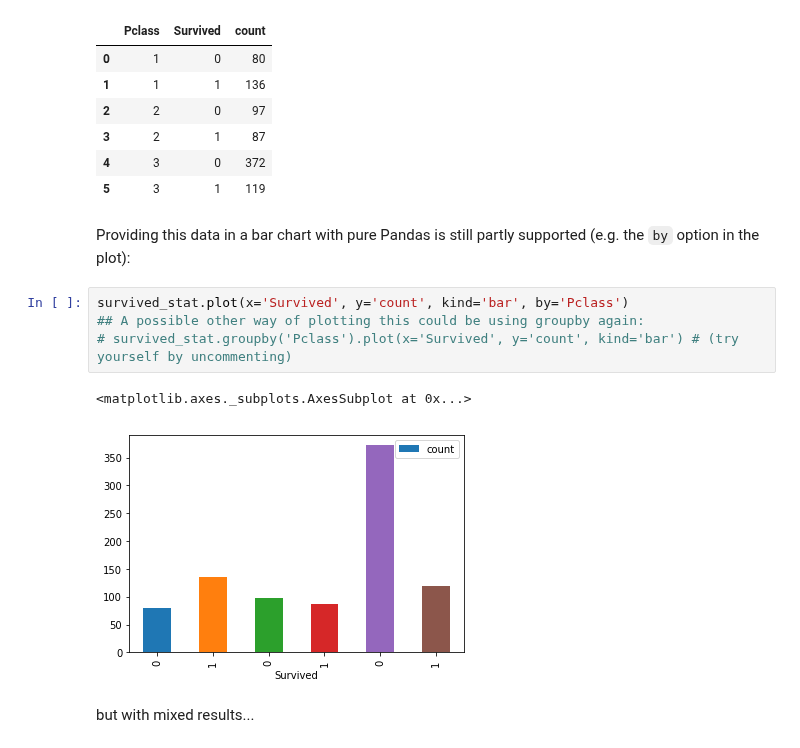
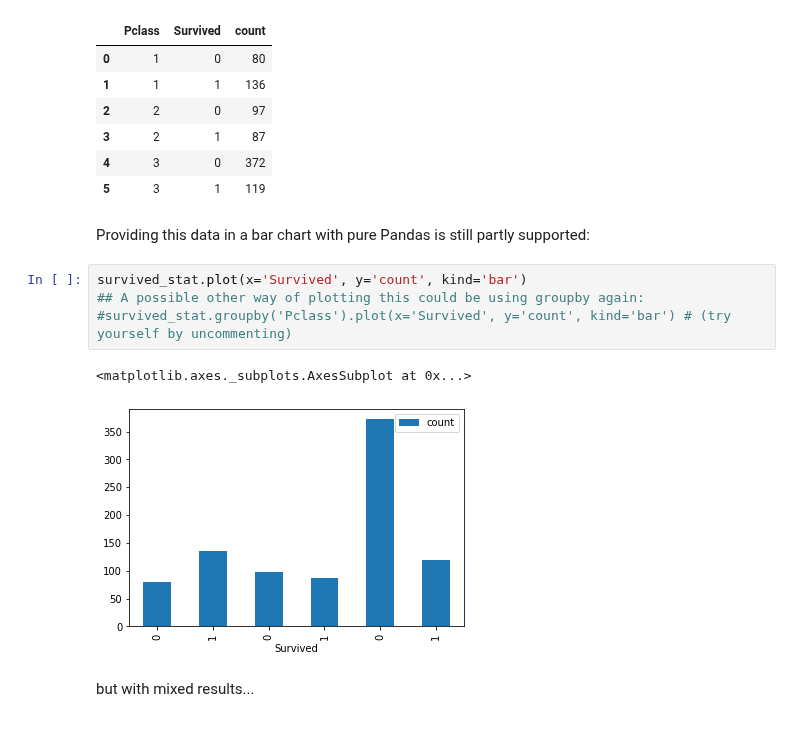
Before and after one commit to jorisvandenbossche/DS-python-data-analysis, a Jupyter notebook: _solved/visualization_02_plotnine.ipynb, the cells around one changed output. Drawn from its saved outputs; the diff is of its cells as text.

Commit message:
Update visualisation notebooks

```diff
--- a/_solved/visualization_02_plotnine.ipynb
+++ b/_solved/visualization_02_plotnine.ipynb
@@ -57,14 +55,14 @@ survived_stat
 | 4 | 3 | 0 | 372 |
 | 5 | 3 | 1 | 119 |
 # %% [markdown]
-Providing this data in a bar chart with pure Pandas is still partly supported (e.g. the `by` option in the plot):
+Providing this data in a bar chart with pure Pandas is still partly supported:
 # %%
-survived_stat.plot(x='Survived', y='count', kind='bar', by='Pclass')
+survived_stat.plot(x='Survived', y='count', kind='bar')
 ## A possible other way of plotting this could be using groupby again:
-# survived_stat.groupby('Pclass').plot(x='Survived', y='count', kind='bar') # (try yourself by uncommenting)
+#survived_stat.groupby('Pclass').plot(x='Survived', y='count', kind='bar') # (try yourself by uncommenting)
 # %% [output]
 <matplotlib.axes._subplots.AxesSubplot at 0x...>
-[figure, old version]
+[figure, new version]
 # %% [markdown]
 but with mixed results...
 # %% [markdown]
```
Also changed, not shown: parts of 21 cells of this notebook, 1 other file.
